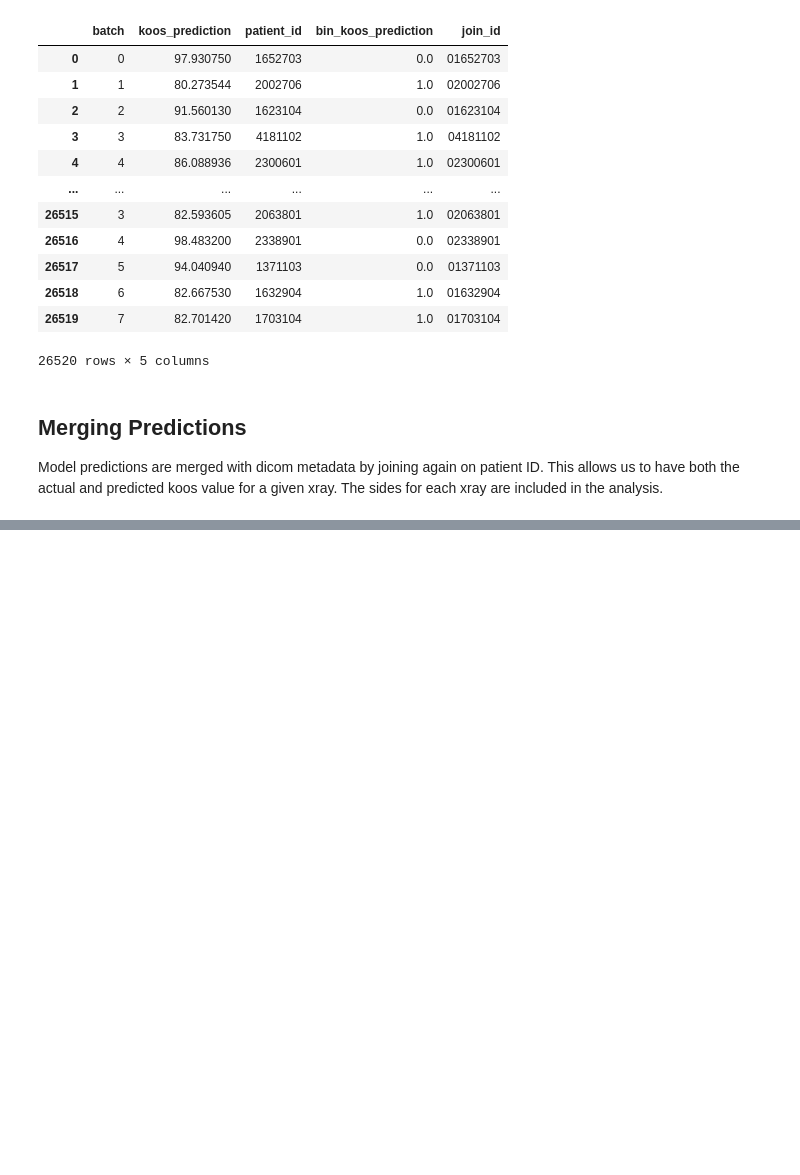
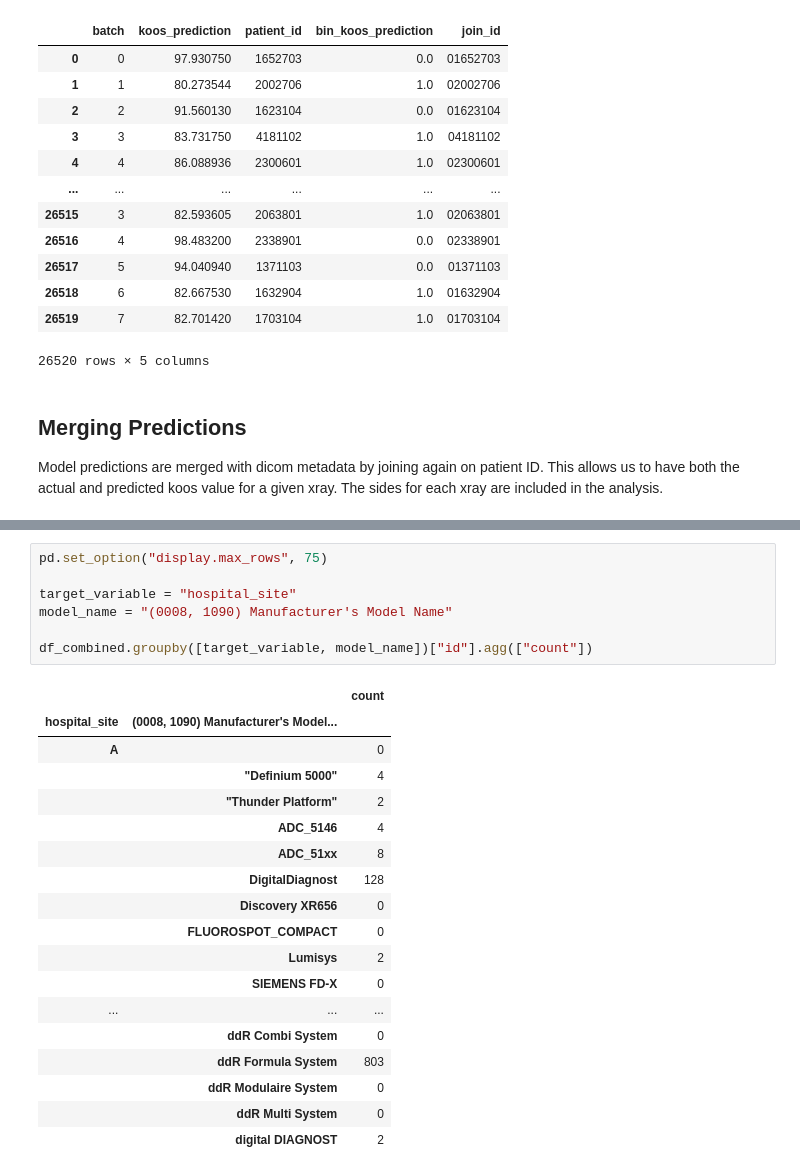
Before and after one commit to cairo-lab/xray_fingerprints, a Jupyter notebook: analysis/results_bias/bias_partition.ipynb, the cells around one changed output, grey strips where cells are left out. Drawn from its saved outputs; the diff is of its cells as text; blank space fills up the shorter version.

```diff
--- a/analysis/results_bias/bias_partition.ipynb
+++ b/analysis/results_bias/bias_partition.ipynb
@@ -556,0 +624,26 @@ Feature Site ID - Model: 197.672877
+# %%
+pd.set_option("display.max_rows", 75)
+
+target_variable = "hospital_site"
+model_name = "(0008, 1090) Manufacturer's Model Name"
+
+df_combined.groupby([target_variable, model_name])["id"].agg(["count"])
+# %% [output]
+|  |  | count |
+| hospital_site | (0008, 1090) Manufacturer's Model... |  |
+| A |  | 0 |
+|  | "Definium 5000" | 4 |
+|  | "Thunder Platform" | 2 |
+|  | ADC_5146 | 4 |
+|  | ADC_51xx | 8 |
+|  | DigitalDiagnost | 128 |
+|  | Discovery XR656 | 0 |
+|  | FLUOROSPOT_COMPACT | 0 |
+|  | Lumisys | 2 |
+|  | SIEMENS FD-X | 0 |
+| ... | ... | ... |
+|  | ddR Combi System | 0 |
+|  | ddR Formula System | 803 |
+|  | ddR Modulaire System | 0 |
+|  | ddR Multi System | 0 |
+|  | digital DIAGNOST | 2 |
```
Also changed, not shown: parts of 12 cells of this notebook.
